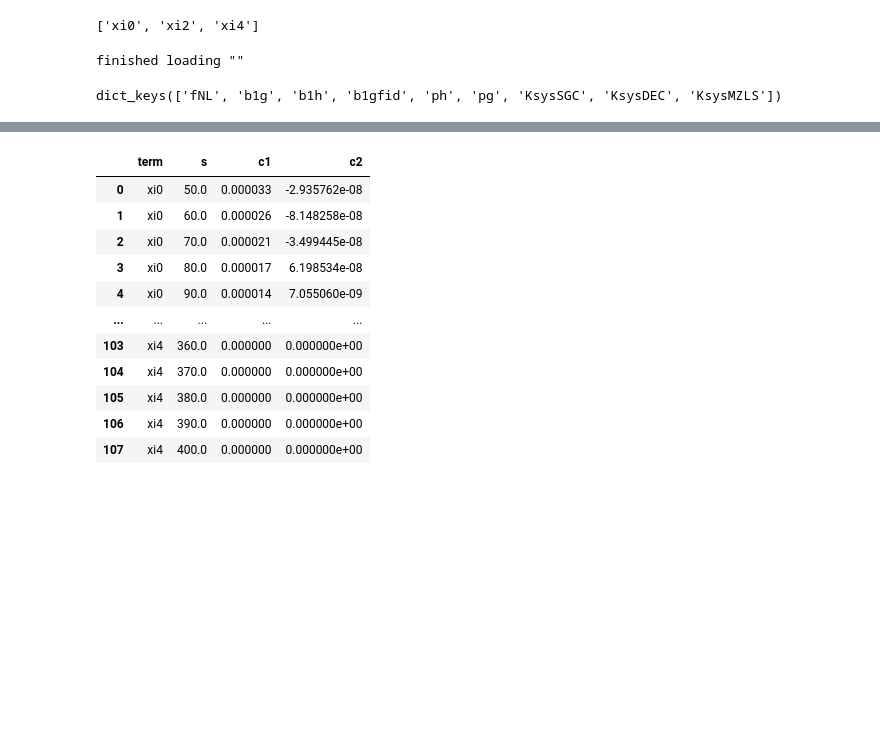
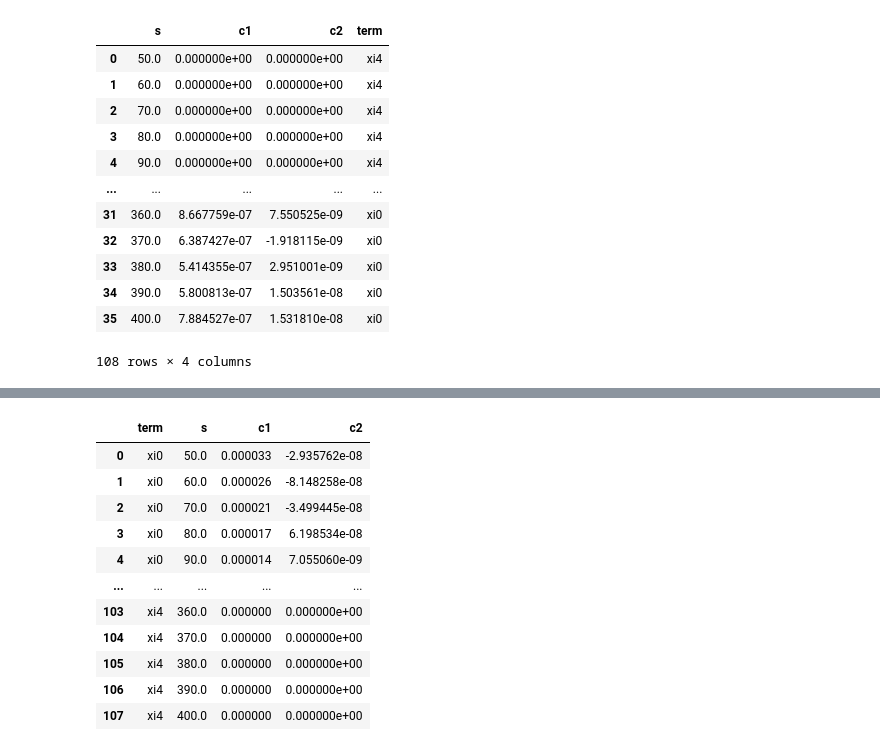
Before and after one commit to Hugh-Randall/MCMC_chain_code, a Jupyter notebook: scratch_work.ipynb, the cells around one changed output, grey strips where cells are left out. Cells and saved outputs as stored; diff of their text form; code cells hidden in the pictures; blank space fills up the shorter version.

```diff
--- a/scratch_work.ipynb
+++ b/scratch_work.ipynb
@@ -13,13 +13,30 @@ import numpy as np
 import pandas as pd
 # %%
 test = ['xi0', 'xi0','xi0', 'xi2', 'xi2', 'xi2', 'xi4', 'xi4', 'xi4']
-list(dict.fromkeys(test))
+terms = list(dict.fromkeys(test))
-# %% [output]
-['xi0', 'xi2', 'xi4']
 # %%
-ch = chain('./outputs/testchain_loadfits.txt', label='', lazy_load=True)
-ch.parameter_info.keys()
+df0 = pd.read_csv('./inputs/quadfits_LRG_FastPM_Y3_fnl_xi0.csv')
+df0['term'] = len(df0)*['xi0']
+df2 = pd.read_csv('./inputs/quadfits_LRG_FastPM_Y3_fnl_xi2.csv')
+df2['term'] = len(df0)*['xi2']
+df4 = pd.read_csv('./inputs/quadfits_LRG_FastPM_Y3_fnl_xi4.csv')
+df4['term'] = len(df0)*['xi4']
+
+df = pd.concat([df4, df2, df0])
+df = df.rename(columns={'Unnamed: 0': 's'})
+df
 # %% [output]
+|  | s | c1 | c2 | term |
+| 0 | 50.0 | 0.000000e+00 | 0.000000e+00 | xi4 |
+| 1 | 60.0 | 0.000000e+00 | 0.000000e+00 | xi4 |
+| 2 | 70.0 | 0.000000e+00 | 0.000000e+00 | xi4 |
+| 3 | 80.0 | 0.000000e+00 | 0.000000e+00 | xi4 |
+| 4 | 90.0 | 0.000000e+00 | 0.000000e+00 | xi4 |
+| ... | ... | ... | ... | ... |
+| 31 | 360.0 | 8.667759e-07 | 7.550525e-09 | xi0 |
+| 32 | 370.0 | 6.387427e-07 | -1.918115e-09 | xi0 |
+| 33 | 380.0 | 5.414355e-07 | 2.951001e-09 | xi0 |
+| 34 | 390.0 | 5.800813e-07 | 1.503561e-08 | xi0 |
+| 35 | 400.0 | 7.884527e-07 | 1.531810e-08 | xi0 |
-finished loading ""
+108 rows × 4 columns
-dict_keys(['fNL', 'b1g', 'b1h', 'b1gfid', 'ph', 'pg', 'KsysSGC', 'KsysDEC', 'KsysMZLS'])
 # %%
```
Also changed, not shown: parts of 4 cells of this notebook, 3 other files.
